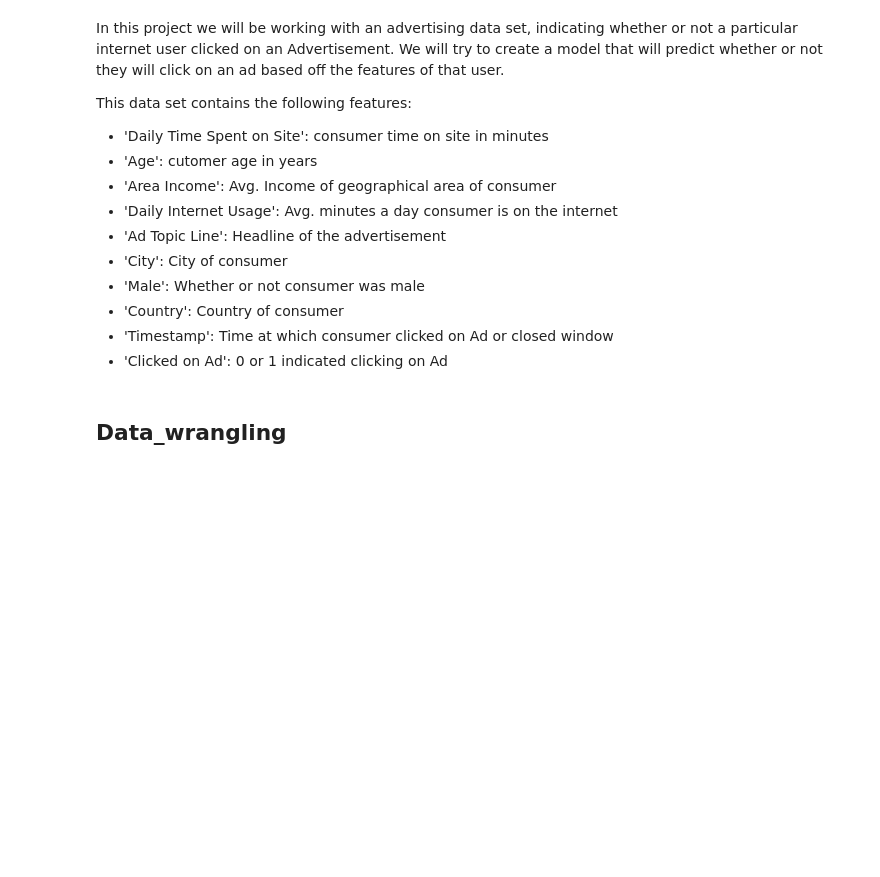
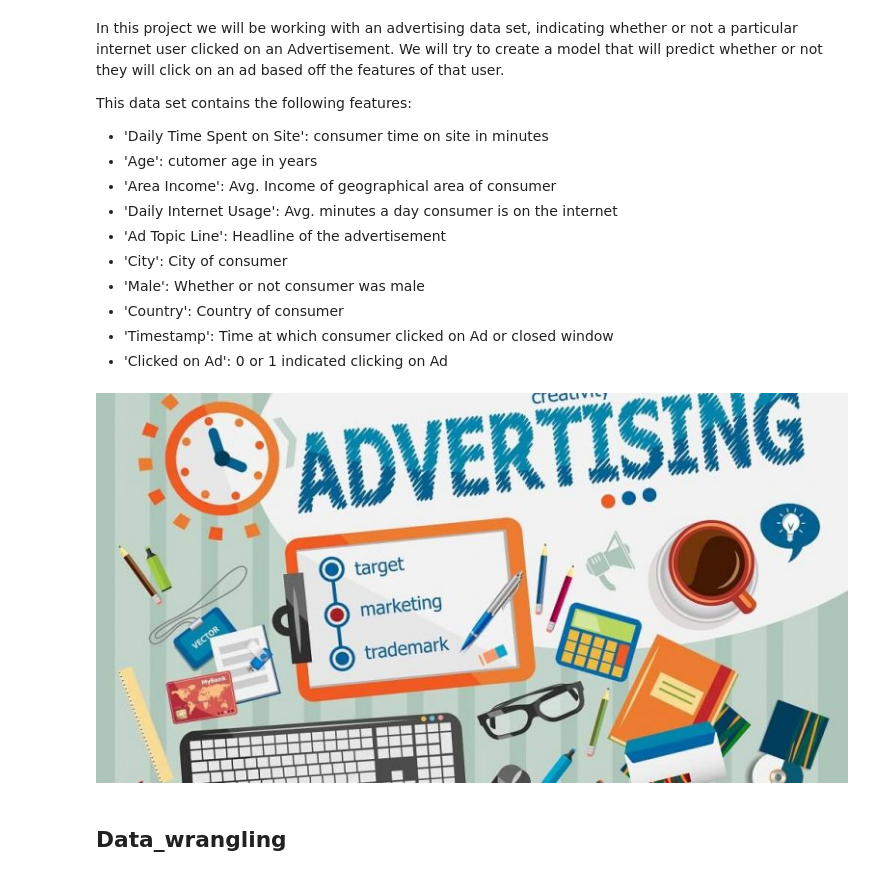
Before and after one commit to Aellawah/Advetising-agency-users-behavior-prediction, a Jupyter notebook: Advertising agency dataset.ipynb, the cells around one changed output. Saved outputs shown, nothing was run; the diff lists cells and outputs as text; code cells hidden in the pictures; blank space fills up the shorter version.

```diff
--- a/Advertising agency dataset.ipynb
+++ b/Advertising agency dataset.ipynb
@@ -27,6 +27,11 @@ This data set contains the following features:
 * 'Country': Country of consumer
 * 'Timestamp': Time at which consumer clicked on Ad or closed window
 * 'Clicked on Ad': 0 or 1 indicated clicking on Ad
+# %%
+from IPython.display import Image
+Image(filename="Advertising-Agencies-780x405.jpg", width=900, height=200)
+# %% [output]
+[figure, added]
 # %%
 #import libraries
 
```
Also changed, not shown: parts of 1 cell of this notebook, 2 other files.
